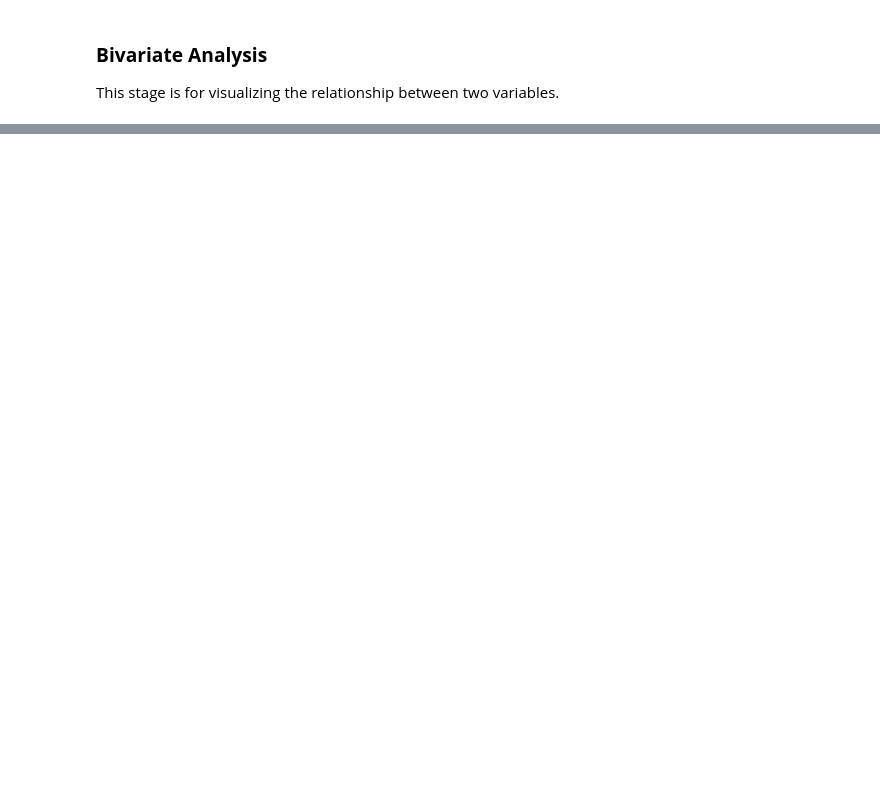
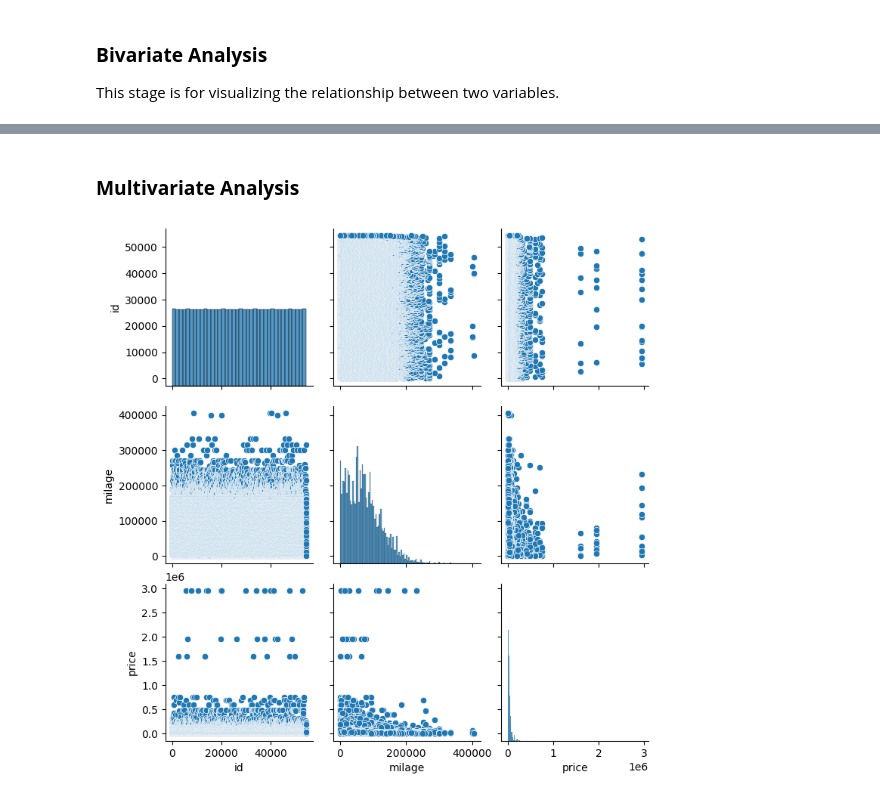
Before and after one commit to Odeyiany2/KaggleX-Skills-Assessment-Challenge, a Jupyter notebook: Used_Car_Prediction.ipynb, the cells around one changed output, grey strips where cells are left out. Saved outputs shown, nothing was run; the diff lists cells and outputs as text; code cells hidden in the pictures; blank space fills up the shorter version.

```diff
--- a/Used_Car_Prediction.ipynb
+++ b/Used_Car_Prediction.ipynb
@@ -309,0 +321,6 @@ This stage is for visualizing the relationship between two variables.
+# %% [markdown]
+### **Multivariate Analysis**
+# %%
+sns.pairplot(df_train);
+# %% [output]
+[figure, added]
```
Also changed, not shown: parts of 9 cells of this notebook.
